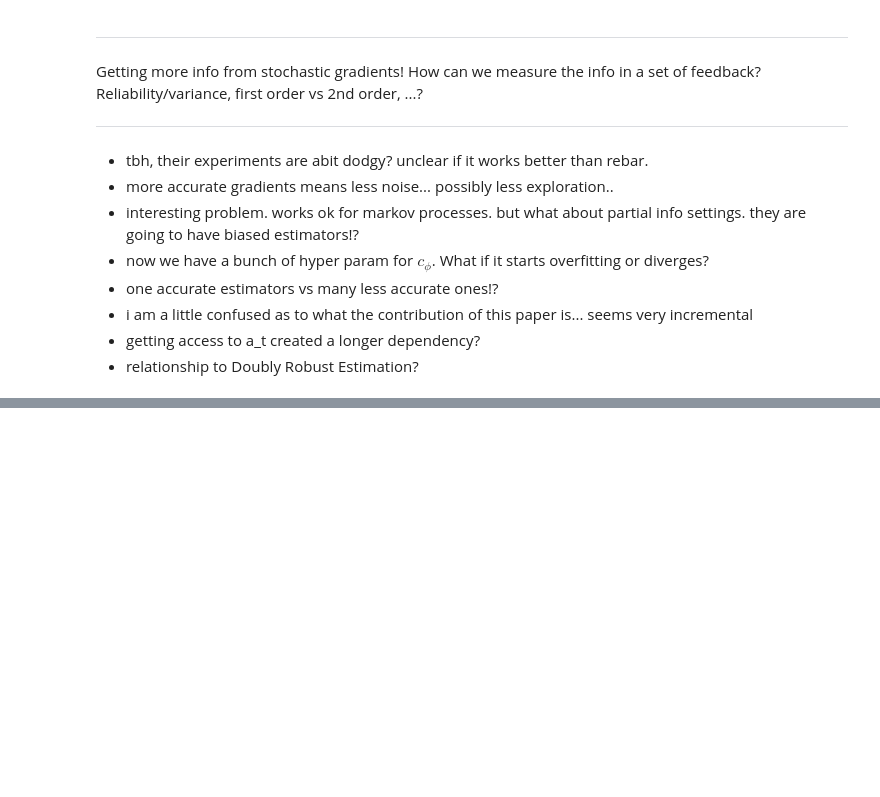
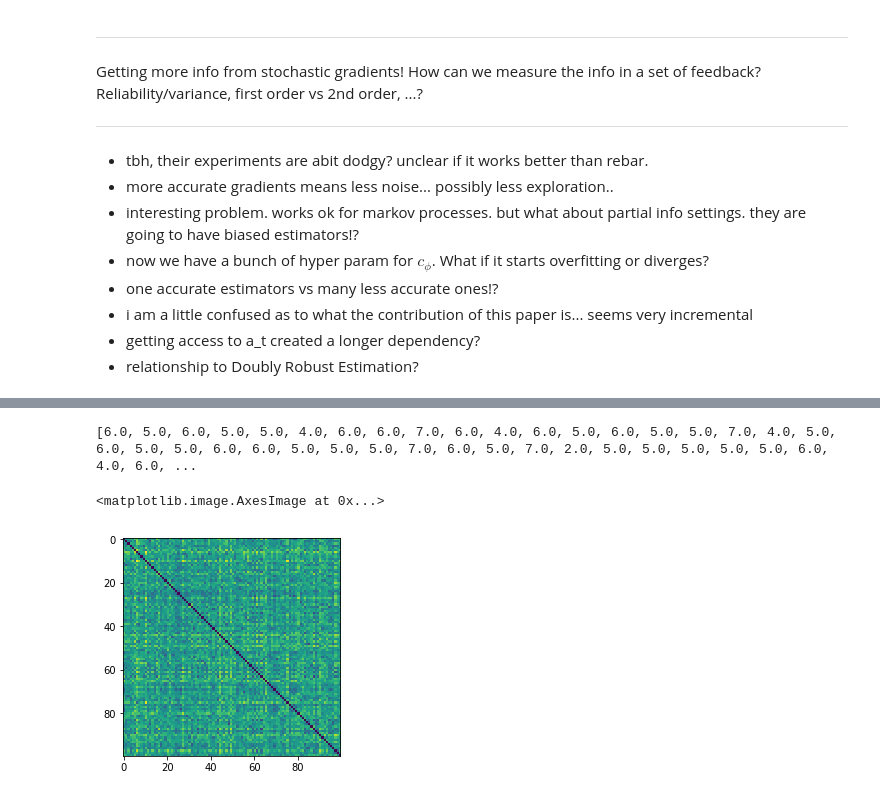
Before and after one commit to act65/datasci, a Jupyter notebook: gradient-estimation/estimation.ipynb, the cells around one changed output, grey strips where cells are left out. Cells and saved outputs as stored; diff of their text form; code cells hidden in the pictures; blank space fills up the shorter version.

```diff
--- a/gradient-estimation/estimation.ipynb
+++ b/gradient-estimation/estimation.ipynb
@@ -655,0 +793,26 @@ def estimate_grad(f, x, prior):
+# %%
+# if we take a vanilla neural network.
+# its jacobian has low sparsity (wrt inputs, but what about params?)
+
+def layer(shape):
+    W = np.random.standard_normal(shape)
+    return lambda x: sigmoid(np.dot(x, W))
+
+def generate_rnd_fn(shape):
+
+    def fn(x):
+        l1 = layer((shape[0], 20))
+        l2 = layer((20, shape[-1]))
+        return l2(l1(x))
+
+    return fn
+# %%
+batch_size = 100
+n_inputs = 28
+n_outputs = 10
+fn = generate_rnd_fn((n_inputs, n_outputs))
+x = np.random.random((batch_size, n_inputs))
+y = fn(x)
+dfn = jacobian(fn)
+j = dfn(x)
+# j = np.mean(j, axis=(0,2)) # aggregate
@@ -655,0 +824,22 @@ def estimate_grad(f, x, prior):
+# %%
+def intersection_graph(mat, tol):
+    # sparsify the jacobian by rounding small values to zero
+    intersection = np.greater(mat, tol)
+    intersection += np.greater(-mat, tol)
+    return intersection.astype(np.float32)
+
+intersection_graphs = [intersection_graph(j[i, :, i, :], 1e-1) for i in range(batch_size)]
+# %%
+degrees = [np.max(np.sum(g, axis=0)) for g in intersection_graphs]
+print(degrees)
+# %% [output]
+[6.0, 5.0, 6.0, 5.0, 5.0, 4.0, 6.0, 6.0, 7.0, 6.0, 4.0, 6.0, 5.0, 6.0, 5.0, 5.0, 7.0, 4.0, 5.0, 6.0, 5.0, 5.0, 6.0, 6.0, 5.0, 5.0, 5.0, 7.0, 6.0, 5.0, 7.0, 2.0, 5.0, 5.0, 5.0, 5.0, 5.0, 6.0, 4.0, 6.0, ...
+# %%
+d = np.array([[np.sum(np.abs(a - b))
+               for b in intersection_graphs]
+              for a in intersection_graphs])
+# %%
+plt.imshow(d)
+# %% [output]
+<matplotlib.image.AxesImage at 0x...>
+[figure, added]
```
Also changed, not shown: parts of 32 cells of this notebook, 1 other file.
